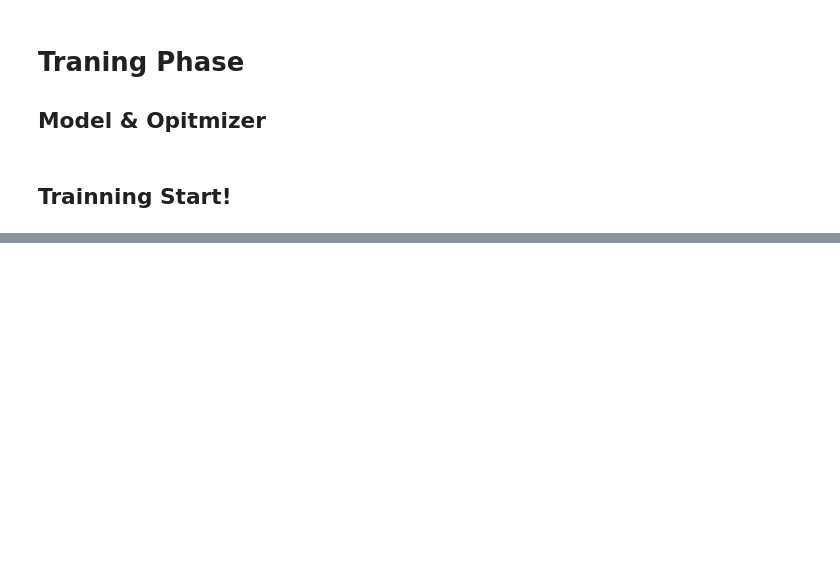
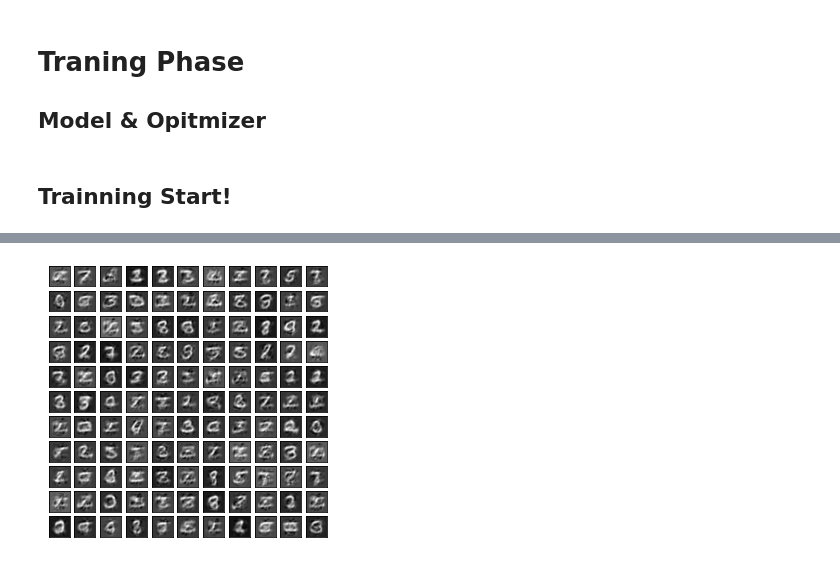
Before and after one commit to AlvinIsonomia/Generative-models-for-Pytorch1.0, a Jupyter notebook: Jupyter_Demos/MNIST_AutoEncoder.ipynb, the cells around one changed output, grey strips where cells are left out. Drawn from its saved outputs; the diff is of its cells as text; code cells hidden in the pictures; blank space fills up the shorter version.

```diff
--- a/Jupyter_Demos/MNIST_AutoEncoder.ipynb
+++ b/Jupyter_Demos/MNIST_AutoEncoder.ipynb
@@ -221,0 +187,18 @@ Epoch[49/50],recon_loss:3109.714355
+# %%
+# sample z
+z = torch.randn(batch_size, 8).to(device)
+
+# sample x (i.e. imgs)
+sample = AE.decoder(z)
+
+plt.close()
+grid_size, k = int(sample.shape[0] ** 0.5), 0 # 10 * 10
+fig, ax = plt.subplots(grid_size, grid_size, figsize=(5, 5))
+for i, j in product(range(grid_size), range(grid_size)): # to draw 10 * 10 images
+    ax[i,j].get_xaxis().set_visible(False)
+    ax[i,j].get_yaxis().set_visible(False)
+    ax[i,j].imshow(sample[k].data.view(28,28).cpu().numpy(), cmap='gray')
+    k += 1
+plt.show()
+# %% [output]
+[figure, added]
```
Also changed, not shown: parts of 10 cells of this notebook, 1 other file.
